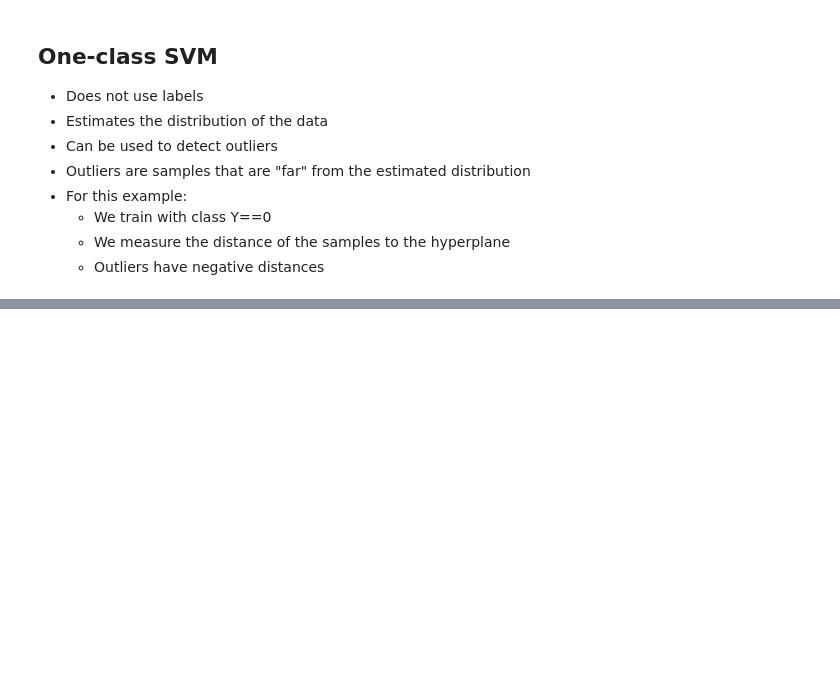
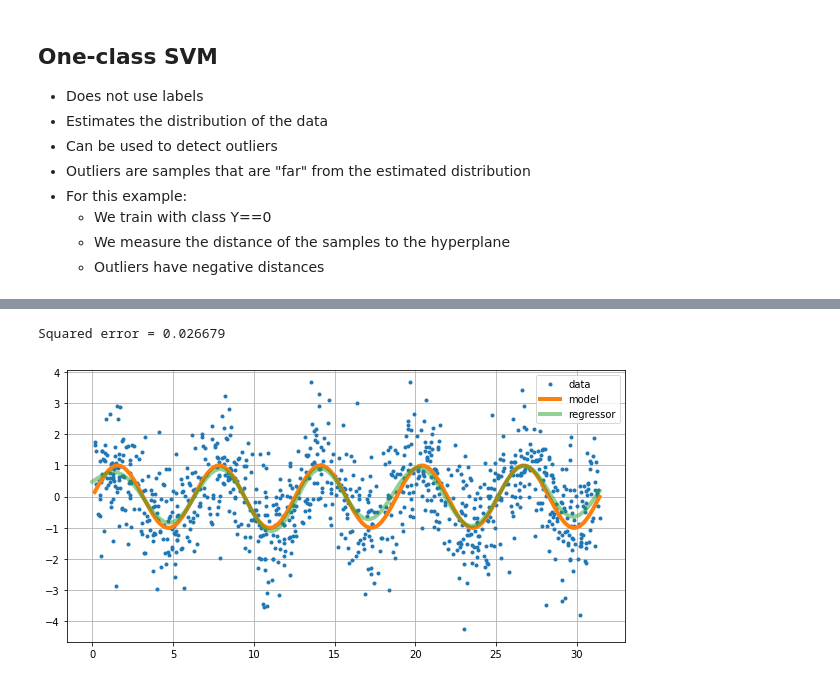
Before and after one commit to phuijse/courses_notebooks, a Jupyter notebook: notebooks/support_vector_machines.ipynb, the cells around one changed output, grey strips where cells are left out. Cells and saved outputs as stored; diff of their text form; code cells hidden in the pictures; blank space fills up the shorter version.

```diff
--- a/notebooks/support_vector_machines.ipynb
+++ b/notebooks/support_vector_machines.ipynb
@@ -164,0 +171,23 @@ ax.scatter(X[Y==1, 0], X[Y==1, 1], c='k', marker='o',
+# %%
+x = 10.0*np.pi*np.random.rand(1000)
+x = np.sort(x)
+y = np.sin(x)
+y_noisy = y + np.random.randn(x.shape[0])
+x_plot = np.linspace(0, 10.0*np.pi, 100)
+
+svr = SVR(kernel='rbf', C=1.0, gamma=0.1)
+svr.fit(x.reshape(-1, 1) , y_noisy)
+
+fig = plt.figure(figsize=(10, 5))
+plt.plot(x, y_noisy, '.', label='data')
+plt.plot(x, y, '-', label='model', linewidth=4)
+plt.plot(x_plot, svr.predict(x_plot.reshape(-1, 1)), '-',
+         linewidth=4, alpha=0.5, label='regressor')
+plt.legend()
+plt.grid()
+mse_noisy = np.average((svr.predict(x.reshape(-1, 1)) - y_noisy)**2)
+mse_clean = np.average((svr.predict(x.reshape(-1, 1)) - y)**2)
+print("Squared error = %f" %(mse_clean))
+# %% [output]
+Squared error = 0.026679
+[figure, added]
```
Also changed, not shown: parts of 6 cells of this notebook, 1 other file.
